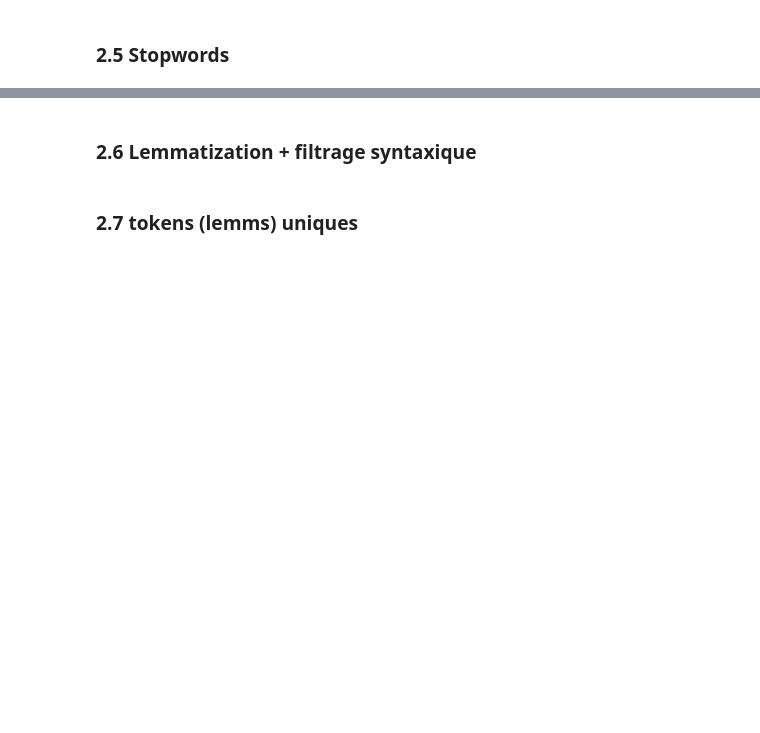
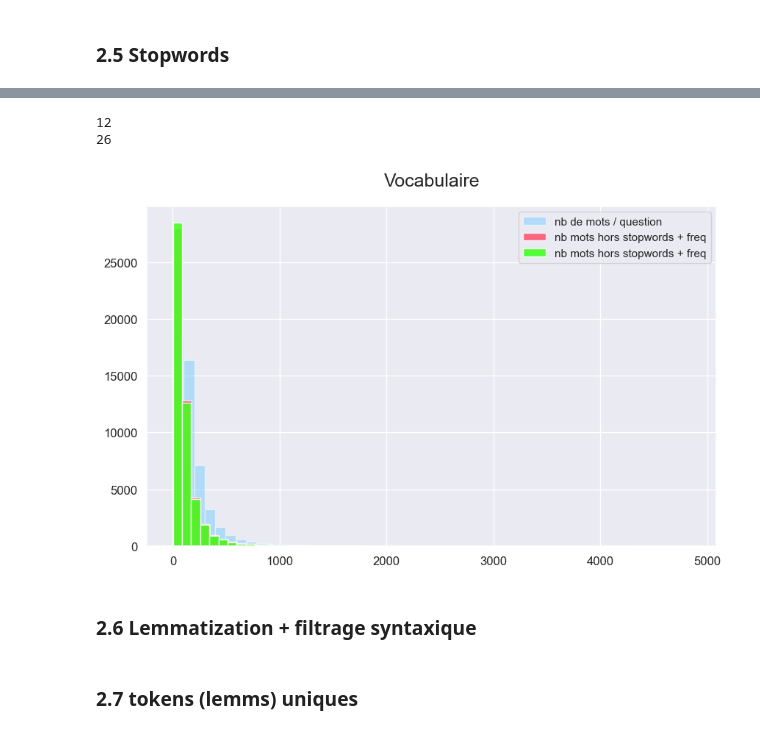
Before and after one commit to Kiwinokoto/ML_student, a Jupyter notebook: notebooks/Oudelet_Kevin_1_notebook_exploration_271123.ipynb, the cells around one changed output, grey strips where cells are left out. Cells and saved outputs as stored; diff of their text form; code cells hidden in the pictures; blank space fills up the shorter version.

```diff
--- a/notebooks/Oudelet_Kevin_1_notebook_exploration_271123.ipynb
+++ b/notebooks/Oudelet_Kevin_1_notebook_exploration_271123.ipynb
@@ -889,9 +943,18 @@ raw_questions_tags['body_tokens_no_stopwords'] = raw_questions_tags['body_tokens
+# %%
+# Apply the preprocessing function to body, filtering all rare tokens
+raw_questions_tags['body_tokens_no_stopwords_hard'] = raw_questions_tags['body_tokens'].parallel_apply(
+    lambda x: preprocess_2_remove_stopwords_frequent_rare(x, forbidden_10))
+
+raw_questions_tags['nb_tokens_body_no_stopwords_hard'] = raw_questions_tags['body_tokens_no_stopwords_hard'].apply(len)
 # %%
 # and titles
-raw_questions_tags['title_tokens_no_stopwords'] = raw_questions_tags['title_tokens'].parallel_apply(
-    preprocess_2_remove_stopwords_frequent_rare)
+raw_questions_tags['title_tokens_no_stopwords_soft'] = raw_questions_tags['title_tokens'].parallel_apply(
+    lambda x: preprocess_2_remove_stopwords_frequent_rare(x, forbidden_4))
+
+raw_questions_tags['nb_tokens_title_no_stopwords_soft'] = raw_questions_tags['title_tokens_no_stopwords_soft'].apply(len)
-# %%
-raw_questions_tags['nb_tokens_body_no_stopwords'] = raw_questions_tags['body_tokens_no_stopwords'].apply(len)
-raw_questions_tags['nb_tokens_title_no_stopwords'] = raw_questions_tags['title_tokens_no_stopwords'].apply(len)
-
-raw_questions_tags.describe()
+# %%
+# and titles
+raw_questions_tags['title_tokens_no_stopwords_hard'] = raw_questions_tags['title_tokens'].parallel_apply(
+    lambda x: preprocess_2_remove_stopwords_frequent_rare(x, forbidden_10))
+
+raw_questions_tags['nb_tokens_title_no_stopwords_hard'] = raw_questions_tags['title_tokens_no_stopwords_hard'].apply(len)
@@ -898,20 +975,37 @@ raw_questions_tags.describe()
+# %%
+# Combien ?
+
+print(raw_questions_tags.loc[raw_questions_tags['nb_tokens_title_no_stopwords_soft'] == 0, :].shape[0])
+print(raw_questions_tags.loc[raw_questions_tags['nb_tokens_title_no_stopwords_hard'] == 0, :].shape[0])
+
+# Pas tant que ça
+# %% [output]
+12
+26
 # %%
 fig, ax = plt.subplots(figsize=(10, 6))
 
 # Plotting 'nb_mots'
-raw_questions_tags['nb_tokens_body'].hist(density=False, bins=50, ax=ax, color='#7cf', alpha=0.9, label='nb de mots / question')
+raw_questions_tags['nb_tokens_body'].hist(density=False, bins=50, ax=ax, color='#7cf', alpha=0.5, label='nb de mots / question')
 
 # Plotting 'nb_mots non stopwords'
-raw_questions_tags['nb_tokens_body_no_stopwords'].hist(density=False, bins=50, color='#4f6', ax=ax,
-                                                          alpha=0.6, label='nb mots hors stopwords + freq')
+raw_questions_tags['nb_tokens_body_no_stopwords_soft'].hist(density=False, bins=50, color='#f46', ax=ax,
+                                                          alpha=0.8, label='nb mots hors stopwords + freq')
+
+# Plotting 'nb_mots non stopwords'
+raw_questions_tags['nb_tokens_body_no_stopwords_hard'].hist(density=False, bins=50, color='#4f2', ax=ax,
+                                                          alpha=0.9, label='nb mots hors stopwords + freq')
+
 
 plt.title('Vocabulaire', pad=20, fontsize=18)
 plt.xticks(fontsize=12)
 plt.yticks(fontsize=12)
 
 ax.legend()
 
 plt.show()
+# %% [output]
+[figure, added]
 # %% [markdown]
 ### 2.6 Lemmatization + filtrage syntaxique
 # %%
```
Also changed, not shown: parts of 17 cells of this notebook.
